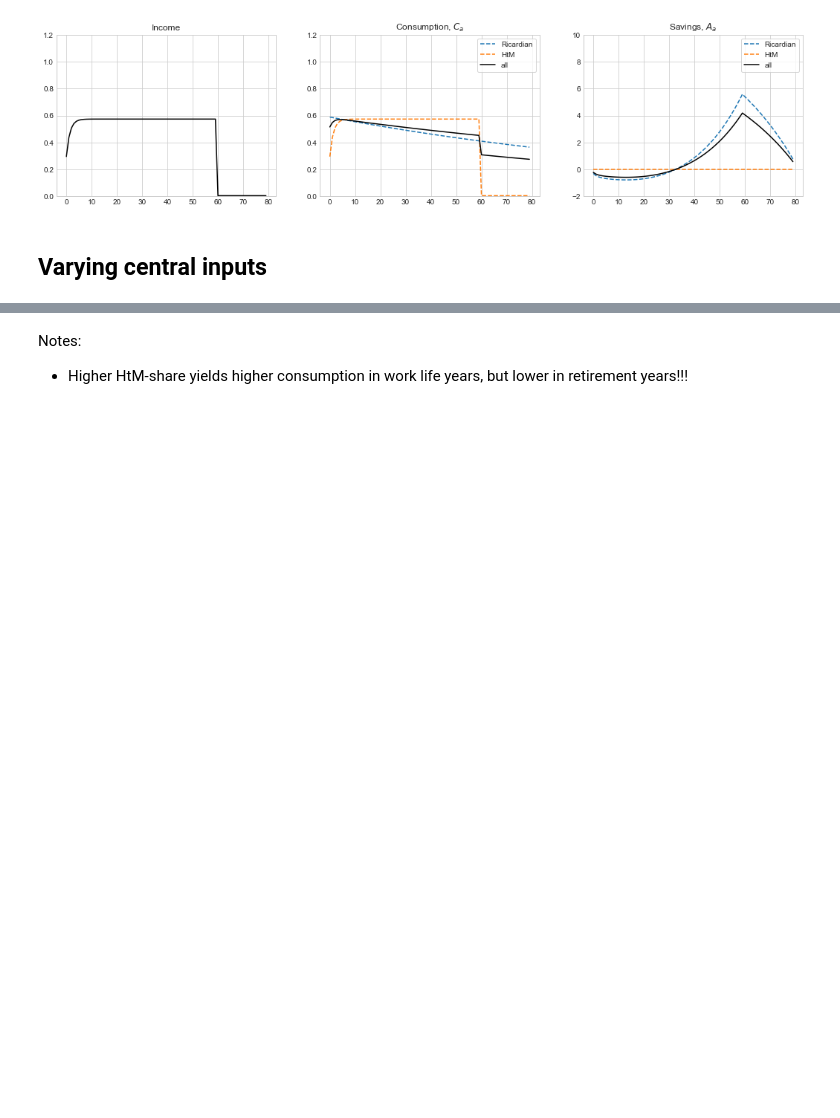
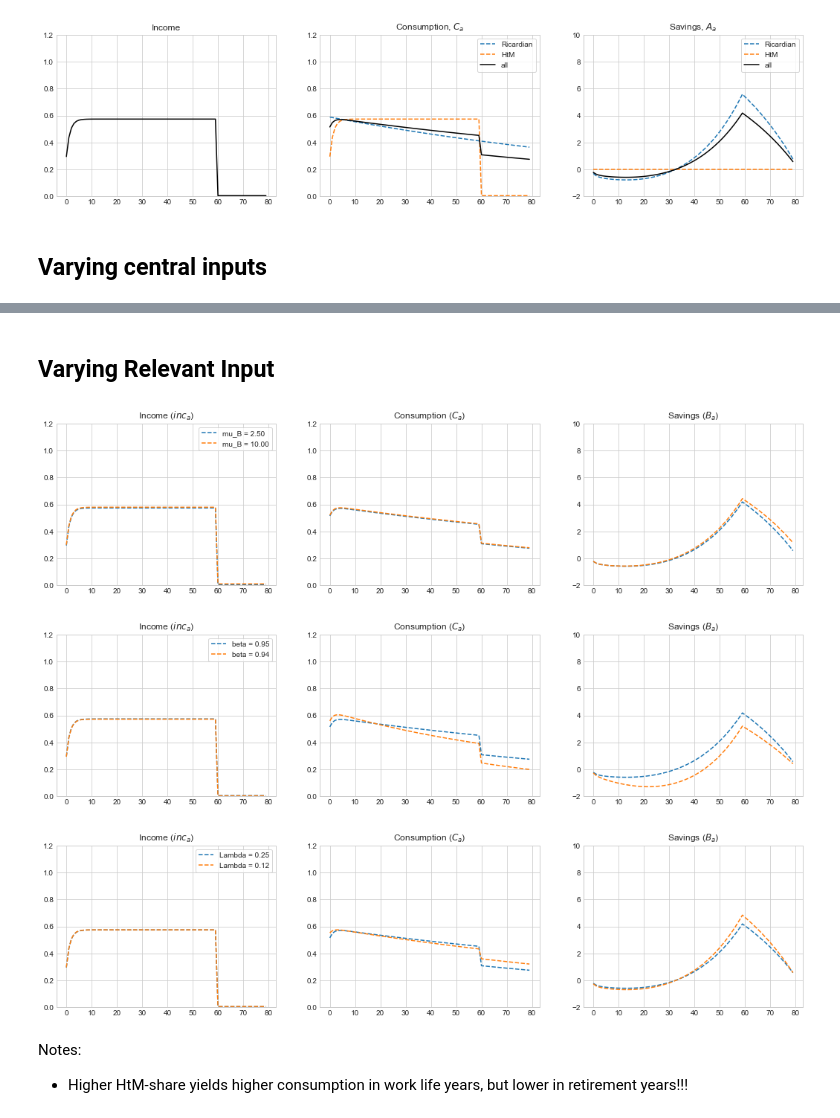
Before and after one commit to HansChristianPOLIT/MiniMAKRO, a Jupyter notebook: Household_test.ipynb, the cells around one changed output, grey strips where cells are left out. Cells and saved outputs as stored; diff of their text form; code cells hidden in the pictures; blank space fills up the shorter version.

```diff
--- a/Household_test.ipynb
+++ b/Household_test.ipynb
@@ -160,3 +176,49 @@ compare_models(model,'Lambda',par.Lambda/2,ns='par')
+# %% [markdown]
+## Varying Relevant Input
+# %%
+def compare_models(model,name,value,ns='ss'):
+    model_ = model.copy()
+
+    if ns == 'ss':
+        model_.ss.__dict__[name] = value
+        oldvalue = model.ss.__dict__[name]
+    elif ns == 'par':
+        model_.par.__dict__[name] = value
+        oldvalue = model.par.__dict__[name]
+    else:
+        raise NotImplemented
+
+    model_.ss.real_r_hh = (1+model_.par.r_hh)/(1+model_.ss.pi_hh)-1
+    find_household_consumption_ss(model_)
+
+    fig = plt.figure(figsize=(3*6,1*6/1.5))
+
+    ax = fig.add_subplot(1,3,1)
+    ax.plot(ss.inc_a,ls='--',label=f'{name} = {oldvalue:.2f}')
+    ax.plot(model_.ss.inc_a,ls='--',label=f'{name} = {value:.2f}')
+    ax.set_title('Income ($inc_{a}$)');
+    ax.set_ylim([0,1.2])
+    ax.legend(frameon=True)
+
+    ax = fig.add_subplot(1,3,2)
+    ax.plot(ss.C_a,ls='--',label=f'{name} = {oldvalue:.2f}')
+    ax.plot(model_.ss.C_a,ls='--',label=f'{name} = {value:.2f}')
+    ax.set_title('Consumption ($C_{a}$)');
+    ax.set_ylim([0,1.2])
+
+    ax = fig.add_subplot(1,3,3)
+    ax.plot(ss.B_a,ls='--',label=f'{name} = {oldvalue:.2f}')
+    ax.plot(model_.ss.B_a,ls='--',label=f'{name} = {value:.2f}')
+    ax.set_title('Savings ($B_{a}$)')
+    ax.set_ylim([-2,10])
+
+compare_models(model,'mu_B',par.mu_B*4,ns='par')
+compare_models(model,'beta',par.beta-0.01,ns='par')
+compare_models(model,'Lambda',par.Lambda/2,ns='par')
+# %% [output]
+[figure, added]
+[figure, added]
+[figure, added]
 # %% [markdown]
 Notes:
 - Higher HtM-share yields higher consumption in work life years, but lower in retirement years!!!
```
Also changed, not shown: parts of 3 cells of this notebook, 2 other files.
